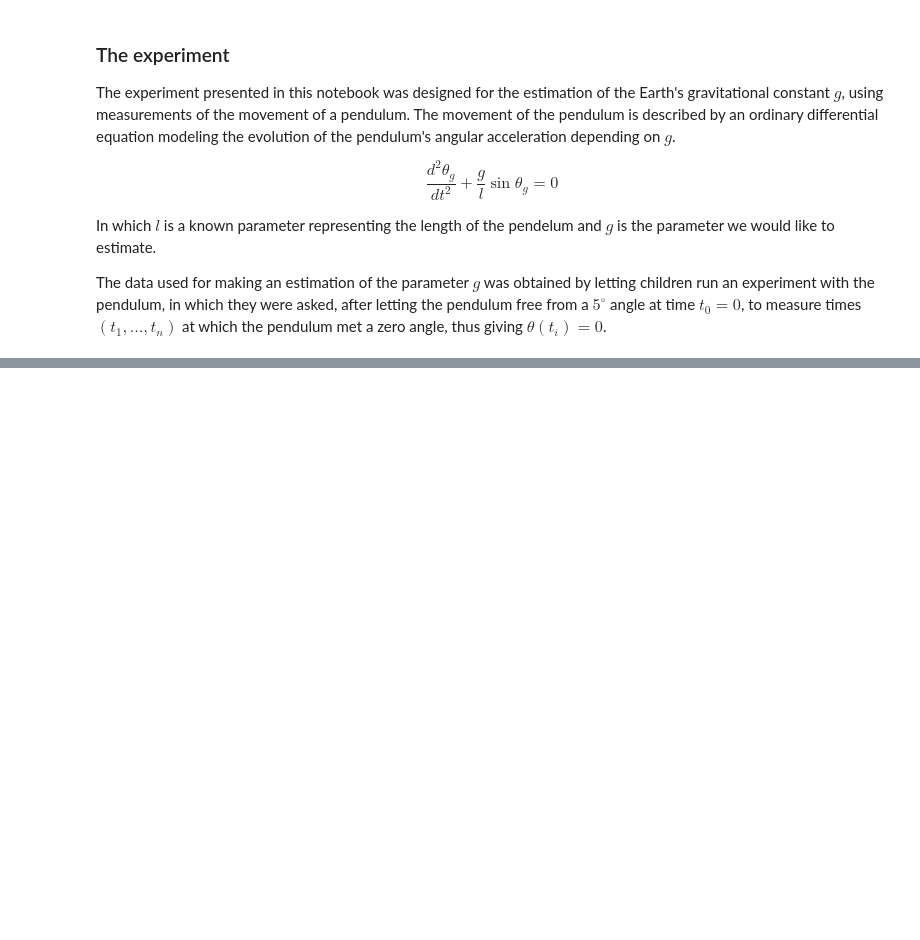
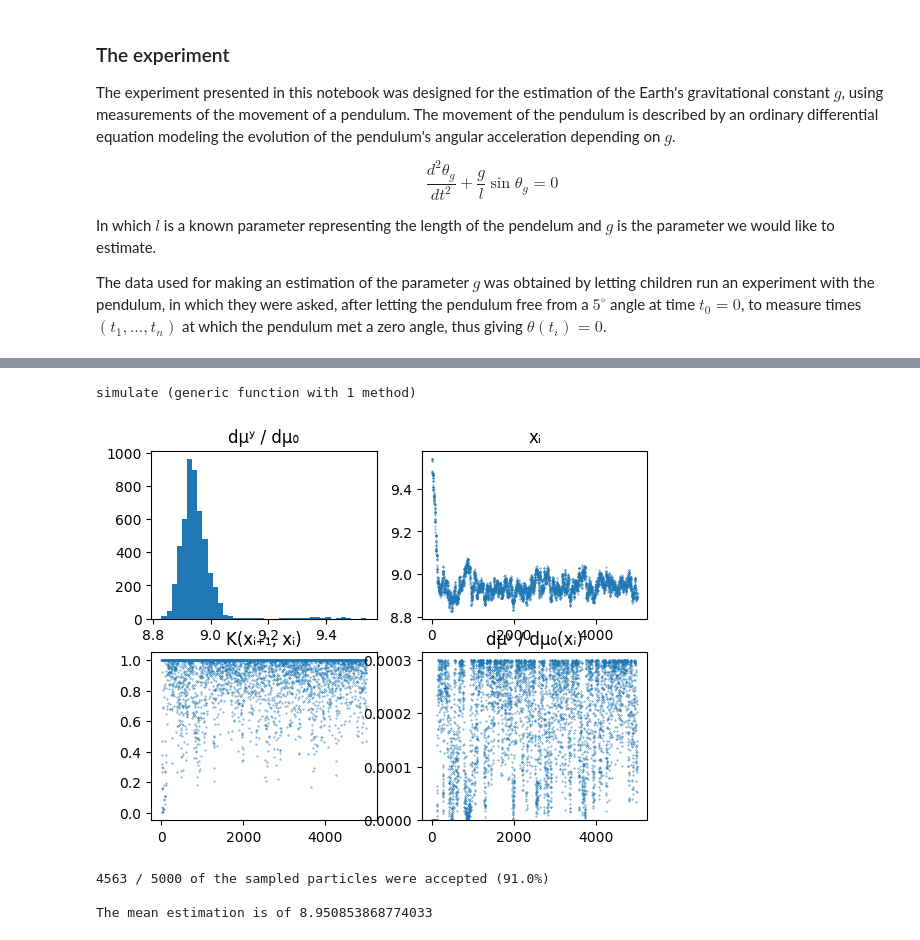
Before and after one commit to matthieubulte/smc, a Jupyter notebook: code/proposal.ipynb, the cells around one changed output, grey strips where cells are left out. Saved outputs shown, nothing was run; the diff lists cells and outputs as text; code cells hidden in the pictures; blank space fills up the shorter version.

```diff
--- a/code/proposal.ipynb
+++ b/code/proposal.ipynb
@@ -56 +158,64 @@ $$
+# %%
+function simulate(n, g; Θ₀ = 5*pi/180, l = 7.4, τ = 0.01)
+    n_times = 0
+    times = zeros(n)
+
+    t = 0
+    Θ = [Θ₀, 0]
+
+    function dΘ(Θ)
+        [Θ[2], -g*sin(Θ[1])/l]
+    end
+
+    while n_times < n
+        Θₙ = rk4(dΘ, Θ, τ)
+
+        # if the angle has changed sign, we linearly approximate the intersection
+        # with 0
+        if Θ[1] * Θₙ[1] <= 0
+            t_intersect = t - τ*Θ[1]/(Θₙ[1] - Θ[1])
+            n_times += 1
+            times[n_times] = t_intersect
+        end
+
+        Θ = Θₙ
+        t += τ
+    end
+
+    times
+end
+# %% [output]
+simulate (generic function with 1 method)
+# %%
+srand(42);
+
+measurements, measurements_mask = X_strc
+n_measurements = size(measurements)[1]
+max_intersects = size(measurements)[2]
+
+likelihood = m ->
+    let
+        t = simulate(max_intersects, m[1])
+        exp(-sumoveri(i -> sum(measurements_mask[i,:] .* (measurements[i,:] - t).^2), n_measurements))
+    end
+
+unnormalized_posterior = m ->
+    let
+        p = pdf(μ₀, m[1])
+        p > 0 ? p*likelihood(m) : 0
+    end
+
+
+g₀ = let
+    G = rand(μ₀, 10)
+    G[findmax(likelihood.(G))[2]]
+end
+
+out = MetropolisHastings(5000, unnormalized_posterior, 0.01, g₀)
+plotMCMC(out)
+# %% [output]
+[figure, added]
+4563 / 5000 of the sampled particles were accepted (91.0%)
+
+The mean estimation is of 8.950853868774033
 # %% [markdown]
```
Also changed, not shown: parts of 9 cells of this notebook, 4 other files.
